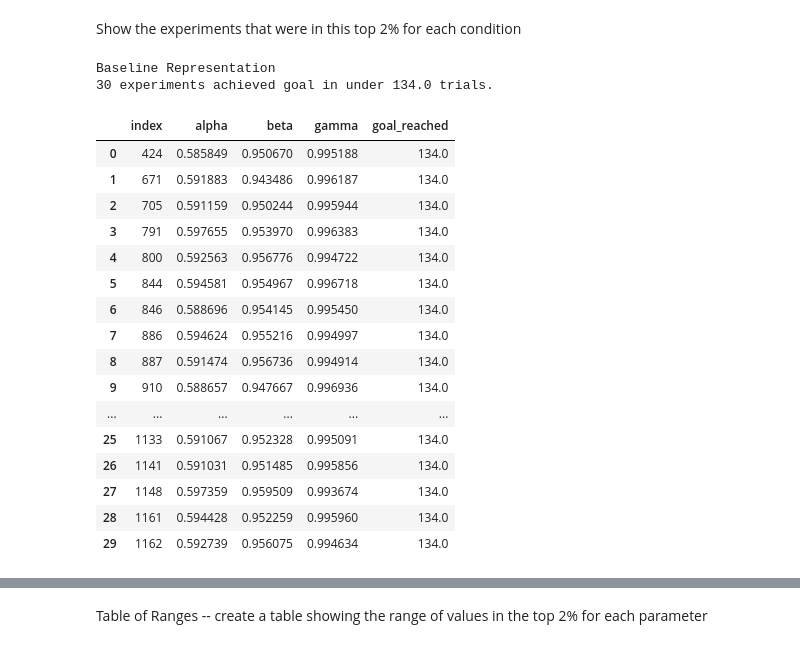
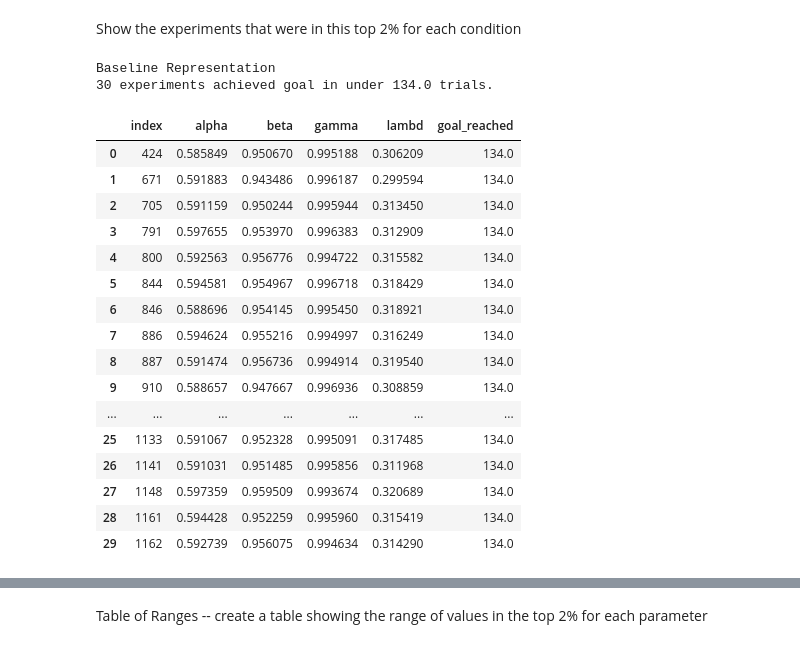
Before and after one commit to maddybartlett/Fast_RL_with_Bio_Based_Reps, a Jupyter notebook: Analysis_Main.ipynb, the cells around one changed output, grey strips where cells are left out. Cells and saved outputs as stored; diff of their text form; code cells hidden in the pictures.

```diff
--- a/Analysis_Main.ipynb
+++ b/Analysis_Main.ipynb
@@ -608,38 +608,38 @@ Minimum no. trials to reach goal.
 Let's have a look at the 'best' parameter sets - the parameter values that achieved the goal rolling mean in the fewest learning trials
 # %%
 ## Create dataframes containing the 'best' 2% of nni experiments
-mg_lam_base_best = get_best(mg_lam_base, ['alpha ', 'beta ', 'gamma '])
-mg_lam_1h_best = get_best(mg_lam_1h, ['alpha ', 'beta ', 'gamma ', 'n_neurons ', 'sparsity '])
-mg_lam_ssp_best = get_best(mg_lam_ssp, ['alpha ', 'beta ', 'gamma ', 'n_neurons ', 'sparsity ', 'dims '])
-mg_lam_grid_best = get_best(mg_lam_grid, ['alpha ', 'beta ', 'gamma ', 'n_neurons ', 'sparsity '])
+mg_lam_base_best = get_best(mg_lam_base, ['alpha ', 'beta ', 'gamma ', 'lambd '])
+mg_lam_1h_best = get_best(mg_lam_1h, ['alpha ', 'beta ', 'gamma ', 'lambd ', 'n_neurons ', 'sparsity '])
+mg_lam_ssp_best = get_best(mg_lam_ssp, ['alpha ', 'beta ', 'gamma ', 'lambd ', 'n_neurons ', 'sparsity ', 'dims '])
+mg_lam_grid_best = get_best(mg_lam_grid, ['alpha ', 'beta ', 'gamma ', 'lambd ', 'n_neurons ', 'sparsity '])
 # %% [markdown]
 Show the experiments that were in this top 2% for each condition
 # %%
 print('Baseline Representation')
 print(len(mg_lam_base_best), 'experiments achieved goal in under', mg_lam_base_best['goal_reached'].max(), 'trials.')
 
-param_sets_lam_base = mg_lam_base_best[['index', 'alpha ','beta ','gamma ', 'goal_reached']]
+param_sets_lam_base = mg_lam_base_best[['index', 'alpha ','beta ','gamma ', 'lambd ', 'goal_reached']]
 param_sets_lam_base.drop_duplicates()
 # %% [output]
 Baseline Representation
 30 experiments achieved goal in under 134.0 trials.
-|  | index | alpha | beta | gamma | goal_reached |
-| 0 | 424 | 0.585849 | 0.950670 | 0.995188 | 134.0 |
-| 1 | 671 | 0.591883 | 0.943486 | 0.996187 | 134.0 |
-| 2 | 705 | 0.591159 | 0.950244 | 0.995944 | 134.0 |
-| 3 | 791 | 0.597655 | 0.953970 | 0.996383 | 134.0 |
-| 4 | 800 | 0.592563 | 0.956776 | 0.994722 | 134.0 |
-| 5 | 844 | 0.594581 | 0.954967 | 0.996718 | 134.0 |
-| 6 | 846 | 0.588696 | 0.954145 | 0.995450 | 134.0 |
-| 7 | 886 | 0.594624 | 0.955216 | 0.994997 | 134.0 |
-| 8 | 887 | 0.591474 | 0.956736 | 0.994914 | 134.0 |
-| 9 | 910 | 0.588657 | 0.947667 | 0.996936 | 134.0 |
-| ... | ... | ... | ... | ... | ... |
-| 25 | 1133 | 0.591067 | 0.952328 | 0.995091 | 134.0 |
-| 26 | 1141 | 0.591031 | 0.951485 | 0.995856 | 134.0 |
-| 27 | 1148 | 0.597359 | 0.959509 | 0.993674 | 134.0 |
-| 28 | 1161 | 0.594428 | 0.952259 | 0.995960 | 134.0 |
-| 29 | 1162 | 0.592739 | 0.956075 | 0.994634 | 134.0 |
+|  | index | alpha | beta | gamma | lambd | goal_reached |
+| 0 | 424 | 0.585849 | 0.950670 | 0.995188 | 0.306209 | 134.0 |
+| 1 | 671 | 0.591883 | 0.943486 | 0.996187 | 0.299594 | 134.0 |
+| 2 | 705 | 0.591159 | 0.950244 | 0.995944 | 0.313450 | 134.0 |
+| 3 | 791 | 0.597655 | 0.953970 | 0.996383 | 0.312909 | 134.0 |
+| 4 | 800 | 0.592563 | 0.956776 | 0.994722 | 0.315582 | 134.0 |
+| 5 | 844 | 0.594581 | 0.954967 | 0.996718 | 0.318429 | 134.0 |
+| 6 | 846 | 0.588696 | 0.954145 | 0.995450 | 0.318921 | 134.0 |
+| 7 | 886 | 0.594624 | 0.955216 | 0.994997 | 0.316249 | 134.0 |
+| 8 | 887 | 0.591474 | 0.956736 | 0.994914 | 0.319540 | 134.0 |
+| 9 | 910 | 0.588657 | 0.947667 | 0.996936 | 0.308859 | 134.0 |
+| ... | ... | ... | ... | ... | ... | ... |
+| 25 | 1133 | 0.591067 | 0.952328 | 0.995091 | 0.317485 | 134.0 |
+| 26 | 1141 | 0.591031 | 0.951485 | 0.995856 | 0.311968 | 134.0 |
+| 27 | 1148 | 0.597359 | 0.959509 | 0.993674 | 0.320689 | 134.0 |
+| 28 | 1161 | 0.594428 | 0.952259 | 0.995960 | 0.315419 | 134.0 |
+| 29 | 1162 | 0.592739 | 0.956075 | 0.994634 | 0.314290 | 134.0 |
 # %%
 print('One-Hot Representation')
 print(len(mg_lam_1h_best), 'experiments achieved goal in under', mg_lam_1h_best['goal_reached'].max(), 'trials.')
```
Also changed, not shown: parts of 5 cells of this notebook.
